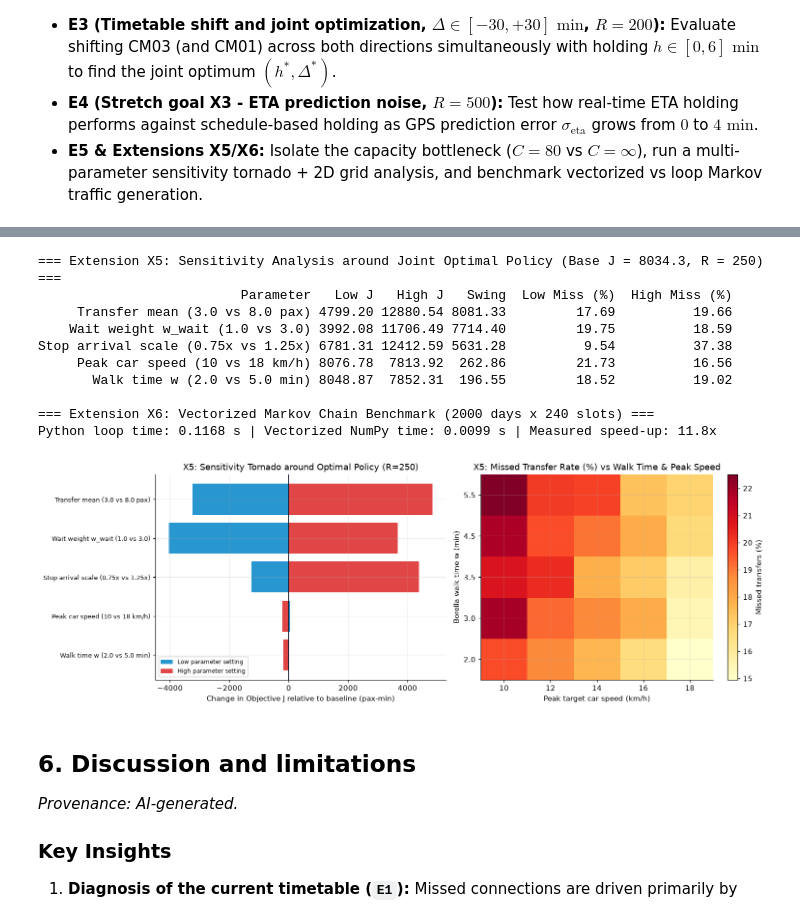
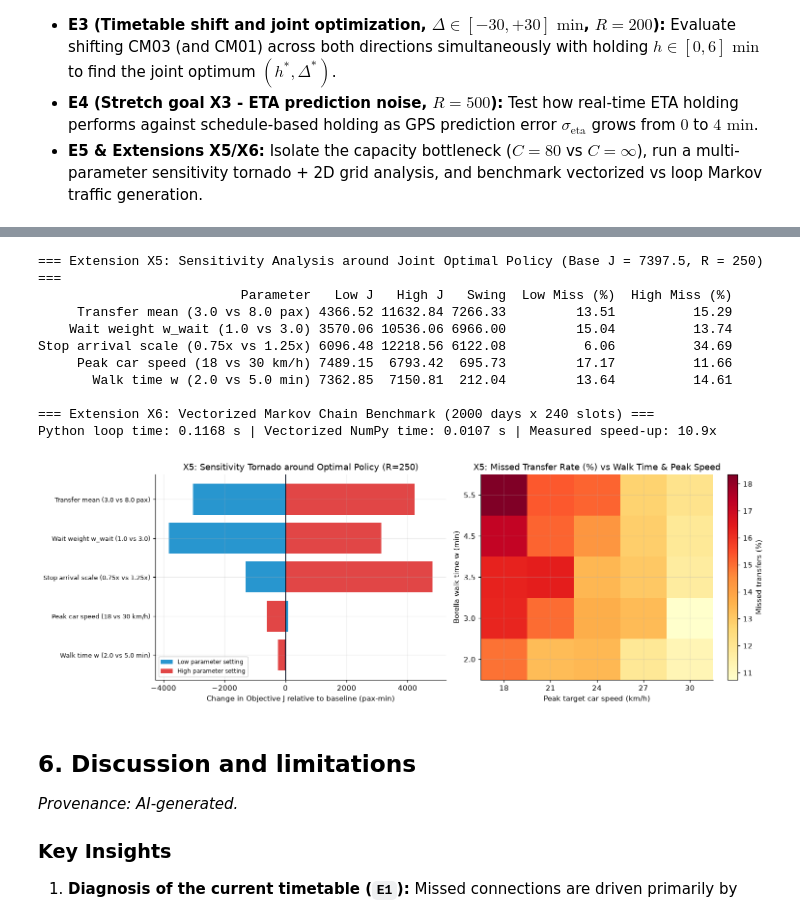
Before and after one commit to NayanthaNethsara/metro-transfer-simulator, a Jupyter notebook: notebook/metro-transfer-simulator.ipynb, the cells around one changed output, grey strips where cells are left out. Cells and saved outputs as stored; diff of their text form; code cells hidden in the pictures.

Commit message:
refactor: update traffic calibration parameters and documentation for corridor speeds

```diff
--- a/notebook/metro-transfer-simulator.ipynb
+++ b/notebook/metro-transfer-simulator.ipynb
@@ -396,7 +396,9 @@ def compute_stationary_distribution(transition_matrix):
     return np.clip(pi_star, 0.0, 1.0)
 
 
-def expected_speed_for_jam_param(jam_param, state_speeds_kmph=STATE_SPEEDS_KMPH):
+def expected_speed_for_jam_param(jam_param, state_speeds_kmph=None):
+    if state_speeds_kmph is None:
+        state_speeds_kmph = STATE_SPEEDS_KMPH
     matrix = build_parametric_transition_matrix(jam_param)
     pi_star = compute_stationary_distribution(matrix)
     return float(np.dot(pi_star, state_speeds_kmph))
@@ -456,6 +458,8 @@ def is_peak_time(time_min):
 
 
 target_offpeak_kmph, target_peak_kmph, traffic_source_label, empirical_traffic_df = load_traffic_targets()
+if empirical_traffic_df is not None:
+    STATE_SPEEDS_KMPH = np.array([36.0, 20.0, 10.0])
 p_offpeak = calibrate_jam_param_bisection(target_offpeak_kmph)
 p_peak = calibrate_jam_param_bisection(target_peak_kmph)
 
@@ -1770,12 +1774,17 @@ sens_base_days = [precompute_day_inputs(s, **opt_shift_kw) for s in sens_seeds]
 sens_base = evaluate_policy_over_days(sens_base_days, opt_pol, OPT_H_MIN)
 base_j_sens = sens_base["J_mean"]
 
+v_reach_min = expected_speed_for_jam_param(JAM_PARAM_MAX)
+v_reach_max = expected_speed_for_jam_param(JAM_PARAM_MIN)
+v_pk_low = float(round(max(v_reach_min + 1.0, target_peak_kmph - 6.0), 1))
+v_pk_high = float(round(min(v_reach_max - 1.0, target_peak_kmph + 6.0), 1))
+
 sensitivity_specs = [
     ("Walk time w (2.0 vs 5.0 min)", {"walk_time_min": 2.0}, {"walk_time_min": 5.0}),
     ("Wait weight w_wait (1.0 vs 3.0)", {"wait_weight": 1.0}, {"wait_weight": 3.0}),
     ("Transfer mean (3.0 vs 8.0 pax)", {"transfer_mean_pax": 3.0}, {"transfer_mean_pax": 8.0}),
     ("Stop arrival scale (0.75x vs 1.25x)", {"arrival_rate_scale": 0.75}, {"arrival_rate_scale": 1.25}),
-    ("Peak car speed (10 vs 18 km/h)", {"peak_speed_kmph": 10.0}, {"peak_speed_kmph": 18.0}),
+    (f"Peak car speed ({v_pk_low:.0f} vs {v_pk_high:.0f} km/h)", {"peak_speed_kmph": v_pk_low}, {"peak_speed_kmph": v_pk_high}),
 ]
 
 def run_sens_case(case_kwargs):
@@ -1820,7 +1829,7 @@ print(f"=== Extension X5: Sensitivity Analysis around Joint Optimal Policy (Base
 print(tornado_df.sort_values("Swing", ascending=False).round(2).to_string(index=False))
 
 walk_sweep = np.array([2.0, 3.0, 3.5, 4.5, 5.5])
-speed_sweep = np.array([10.0, 12.0, 14.0, 16.0, 18.0])
+speed_sweep = np.round(np.linspace(v_pk_low, v_pk_high, 5), 1)
 sens_2d = np.zeros((len(walk_sweep), len(speed_sweep)))
 for r_i, w_val in enumerate(walk_sweep):
     for c_i, v_pk in enumerate(speed_sweep):
@@ -1847,41 +1856,41 @@ axes[1].set_xlabel("Peak target car speed (km/h)")
 axes[1].set_ylabel("Borella walk time w (min)")
 axes[1].set_title("X5: Missed Transfer Rate (%) vs Walk Time & Peak Speed")
 plt.colorbar(im_s, ax=axes[1], label="Missed transfers (%)")
 
 plt.tight_layout()
 fig.savefig(FIGURES_DIR / "sensitivity_tornado.png", bbox_inches="tight")
 plt.show()
 
 N_CHAINS_BENCH = 2000
 N_SLOTS_BENCH = 240
 bench_seeds = root_seed_sequence.spawn(2)
 bench_rng_loop = np.random.default_rng(bench_seeds[0])
 bench_rng_vec = np.random.default_rng(bench_seeds[1])
 
 t0 = time.perf_counter()
 loop_out = np.vstack([simulate_markov_chain_loop(P_peak, N_SLOTS_BENCH, bench_rng_loop) for _ in range(N_CHAINS_BENCH)])
 t_loop_sec = time.perf_counter() - t0
 
 t1 = time.perf_counter()
 vec_out = simulate_markov_chain_vectorized(P_peak, N_SLOTS_BENCH, N_CHAINS_BENCH, bench_rng_vec)
 t_vec_sec = time.perf_counter() - t1
 
 assert loop_out.shape == vec_out.shape == (N_CHAINS_BENCH, N_SLOTS_BENCH)
 speedup = t_loop_sec / max(1e-9, t_vec_sec)
 print(f"\n=== Extension X6: Vectorized Markov Chain Benchmark ({N_CHAINS_BENCH} days x {N_SLOTS_BENCH} slots) ===")
 print(f"Python loop time: {t_loop_sec:.4f} s | Vectorized NumPy time: {t_vec_sec:.4f} s | Measured speed-up: {speedup:.1f}x")
 # %% [output]
-=== Extension X5: Sensitivity Analysis around Joint Optimal Policy (Base J = 8034.3, R = 250) ===
+=== Extension X5: Sensitivity Analysis around Joint Optimal Policy (Base J = 7397.5, R = 250) ===
                           Parameter   Low J   High J   Swing  Low Miss (%)  High Miss (%)
-     Transfer mean (3.0 vs 8.0 pax) 4799.20 12880.54 8081.33         17.69          19.66
-    Wait weight w_wait (1.0 vs 3.0) 3992.08 11706.49 7714.40         19.75          18.59
-Stop arrival scale (0.75x vs 1.25x) 6781.31 12412.59 5631.28          9.54          37.38
-     Peak car speed (10 vs 18 km/h) 8076.78  7813.92  262.86         21.73          16.56
-       Walk time w (2.0 vs 5.0 min) 8048.87  7852.31  196.55         18.52          19.02
+     Transfer mean (3.0 vs 8.0 pax) 4366.52 11632.84 7266.33         13.51          15.29
+    Wait weight w_wait (1.0 vs 3.0) 3570.06 10536.06 6966.00         15.04          13.74
+Stop arrival scale (0.75x vs 1.25x) 6096.48 12218.56 6122.08          6.06          34.69
+     Peak car speed (18 vs 30 km/h) 7489.15  6793.42  695.73         17.17          11.66
+       Walk time w (2.0 vs 5.0 min) 7362.85  7150.81  212.04         13.64          14.61
 
 === Extension X6: Vectorized Markov Chain Benchmark (2000 days x 240 slots) ===
-Python loop time: 0.1168 s | Vectorized NumPy time: 0.0099 s | Measured speed-up: 11.8x
+Python loop time: 0.1168 s | Vectorized NumPy time: 0.0107 s | Measured speed-up: 10.9x
-[figure, old version]
+[figure, new version]
 # %% [markdown]
 ## 6. Discussion and limitations
 
```
Also changed, not shown: parts of 6 cells of this notebook, 13 other files.
